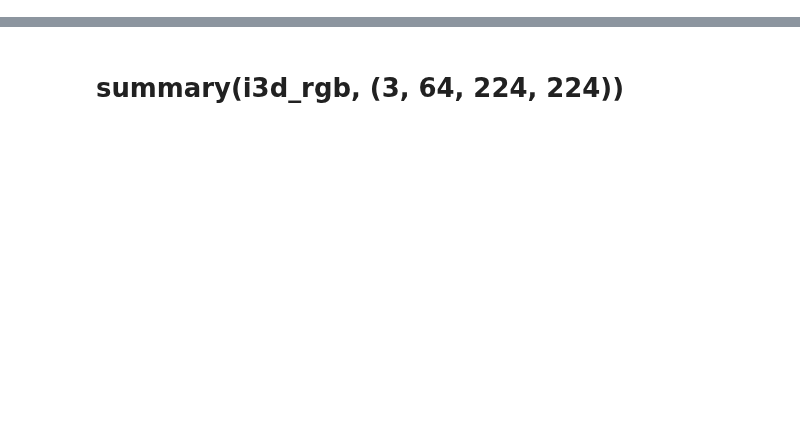
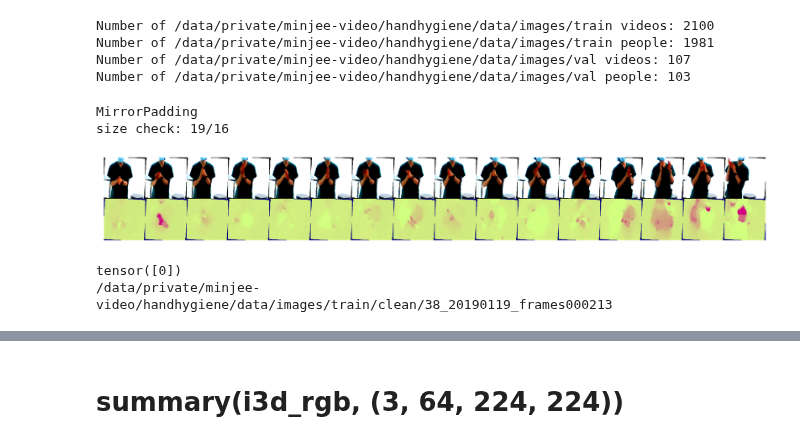
Before and after one commit to minjeekim00/handhygiene, a Jupyter notebook: main.ipynb, the cells around one changed output, grey strips where cells are left out. Cells and saved outputs as stored; diff of their text form; code cells hidden in the pictures; blank space fills up the shorter version.

```diff
--- a/main.ipynb
+++ b/main.ipynb
@@ -52,7 +53,8 @@ spatial_transform = {
             CenterCrop(sample_size),
             RandomHorizontalFlip(),
             ColorJitter(brightness=0.1),
-            RandomRotation(5),
+            RandomAffine(2.5),
+            RandomRotation(2.5),
             ToTensor(1),
             Normalize(mean, std)
     ]),
@@ -60,7 +62,7 @@ spatial_transform = {
                     ToTensor(1), Normalize(mean, std)])}
 temporal_transform = {
     'train': TemporalRandomChoice([
-            TemporalBeginCrop(sample_duration),
+            #TemporalBeginCrop(sample_duration),
             #TemporalRandomCrop(sample_duration),
             #TemporalCenterCrop(sample_duration),
             #LoopPadding(sample_duration),
@@ -82,6 +84,11 @@ dataloaders = {
     # sampler=MultiSampler(dataset['train'], length*10),
     'train': DataLoader(dataset['train'], batch_size=batch_size, shuffle=True, num_workers=16),
     'val': DataLoader(dataset['val'], batch_size=batch_size, shuffle=False, num_workers=16)}
+# %% [output]
+Number of /data/private/minjee-video/handhygiene/data/images/train videos: 2100
+Number of /data/private/minjee-video/handhygiene/data/images/train people: 1981
+Number of /data/private/minjee-video/handhygiene/data/images/val videos: 107
+Number of /data/private/minjee-video/handhygiene/data/images/val people: 103
 # %%
 from train import get_models
 from train import train
@@ -89,28 +96,34 @@ from torchsummary import summary
 # %%
 import matplotlib.pyplot as plt
 %matplotlib inline
 def show_dataset(item): # item: C x D x 244 x 244
     rgbs = item[0].transpose(0, 1)
     flows = item[1].transpose(0, 1)
     n = len(rgbs)
     shape = np.asarray(flows[0]).shape
     rgb = np.hstack((np.asarray(rgb).transpose(1, 2, 0)+1)/2 for rgb in rgbs)
     #gray = np.hstack((np.squeeze(np.asarray(gray))+1)/2 for gray in rgbs)
     tmp = np.zeros((shape[1], shape[2], 1))
     flow = np.hstack((np.dstack((np.asarray(flow).transpose(1, 2, 0), tmp))+1)/2 for flow in flows)
 
     img = np.vstack((rgb, flow))
     plt.figure(figsize=(50, 10))
     plt.imshow(img)
     #plt.imshow(gray)
     plt.axis('off')
     plt.show()
     print(item[2])
 
-i=
-phase='val'
+i=50
+phase='train'
 show_dataset(dataset[phase].__getitem__(i))
 print(dataset[phase].__getpath__(i))
+# %% [output]
+MirrorPadding
+size check: 19/16
+[figure, added]
+tensor([0])
+/data/private/minjee-video/handhygiene/data/images/train/clean/38_20190119_frames000213
 # %%
 device = torch.device("cuda:0" if torch.cuda.is_available() else "cpu")
 i3d_rgb, i3d_flow = get_models(num_classes, True, 170, load_pt_weights=True) # unfreeze last mix 170, 152
```
Also changed, not shown: parts of 10 cells of this notebook, 3 other files.
